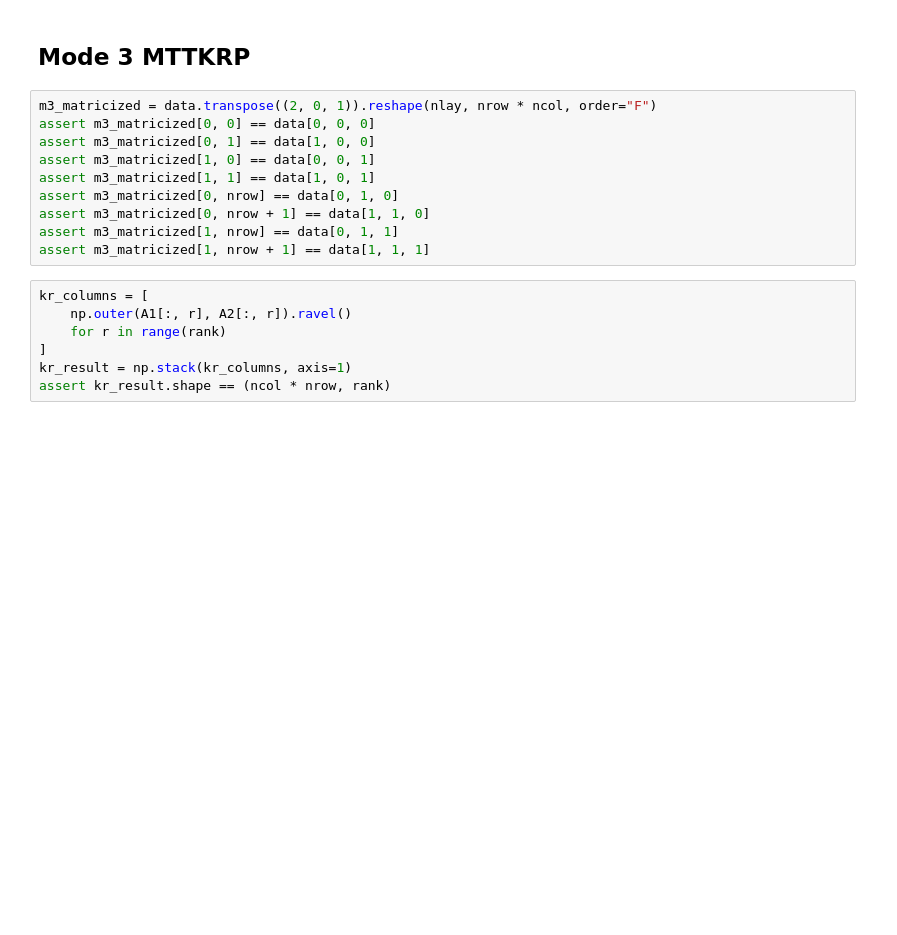
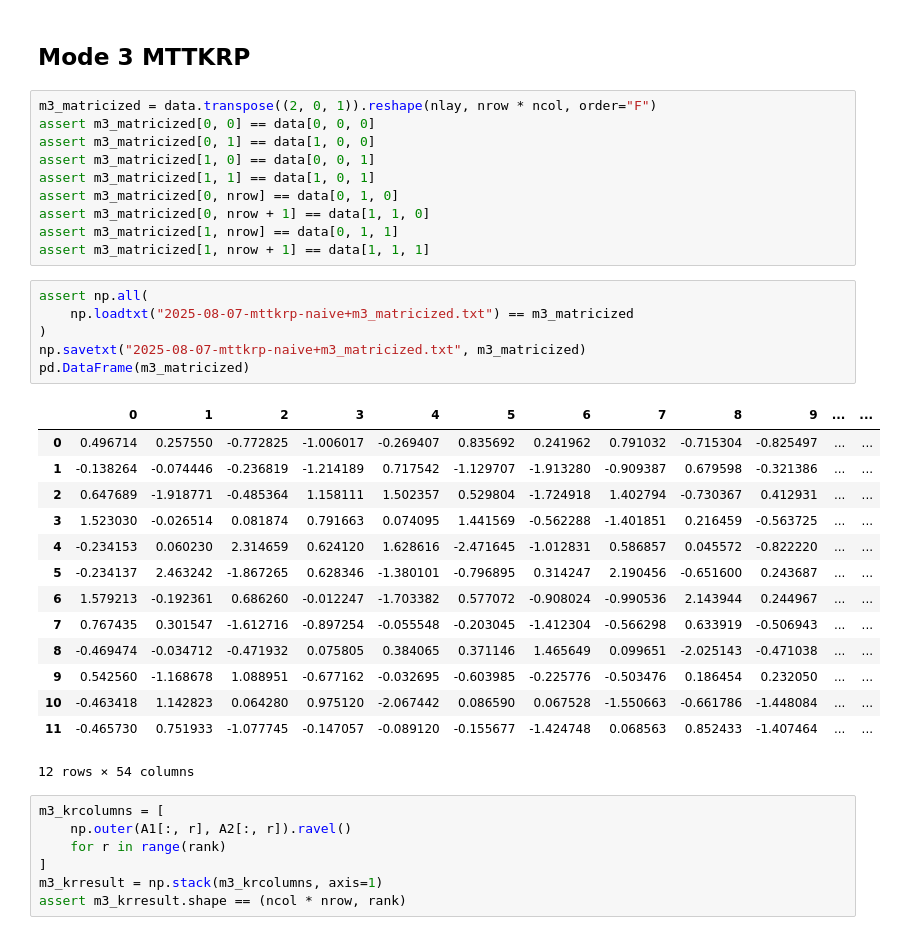
Before and after one commit to mmore500/wse-mttkrp, a Jupyter notebook: binder/2025-08-07-mttkrp-naive.ipynb, the cells around one changed output. Cells and saved outputs as stored; diff of their text form; blank space fills up the shorter version.

Commit message:
Deploying to binder from @ mmore500/wse-mttkrp@eedf7149007c33ee4c64c4e0aa2f6f7c26b51273 🚀

```diff
--- a/binder/2025-08-07-mttkrp-naive.ipynb
+++ b/binder/2025-08-07-mttkrp-naive.ipynb
@@ -178,10 +343,31 @@ assert m3_matricized[0, nrow] == data[0, 1, 0]
 assert m3_matricized[0, nrow + 1] == data[1, 1, 0]
 assert m3_matricized[1, nrow] == data[0, 1, 1]
 assert m3_matricized[1, nrow + 1] == data[1, 1, 1]
+# %%
+assert np.all(
+    np.loadtxt("2025-08-07-mttkrp-naive+m3_matricized.txt") == m3_matricized
+)
+np.savetxt("2025-08-07-mttkrp-naive+m3_matricized.txt", m3_matricized)
+pd.DataFrame(m3_matricized)
+# %% [output]
+|  | 0 | 1 | 2 | 3 | 4 | 5 | 6 | 7 | 8 | 9 | ... | ... |
+| 0 | 0.496714 | 0.257550 | -0.772825 | -1.006017 | -0.269407 | 0.835692 | 0.241962 | 0.791032 | -0.715304 | -0.825497 | ... | ... |
+| 1 | -0.138264 | -0.074446 | -0.236819 | -1.214189 | 0.717542 | -1.129707 | -1.913280 | -0.909387 | 0.679598 | -0.321386 | ... | ... |
+| 2 | 0.647689 | -1.918771 | -0.485364 | 1.158111 | 1.502357 | 0.529804 | -1.724918 | 1.402794 | -0.730367 | 0.412931 | ... | ... |
+| 3 | 1.523030 | -0.026514 | 0.081874 | 0.791663 | 0.074095 | 1.441569 | -0.562288 | -1.401851 | 0.216459 | -0.563725 | ... | ... |
+| 4 | -0.234153 | 0.060230 | 2.314659 | 0.624120 | 1.628616 | -2.471645 | -1.012831 | 0.586857 | 0.045572 | -0.822220 | ... | ... |
+| 5 | -0.234137 | 2.463242 | -1.867265 | 0.628346 | -1.380101 | -0.796895 | 0.314247 | 2.190456 | -0.651600 | 0.243687 | ... | ... |
+| 6 | 1.579213 | -0.192361 | 0.686260 | -0.012247 | -1.703382 | 0.577072 | -0.908024 | -0.990536 | 2.143944 | 0.244967 | ... | ... |
+| 7 | 0.767435 | 0.301547 | -1.612716 | -0.897254 | -0.055548 | -0.203045 | -1.412304 | -0.566298 | 0.633919 | -0.506943 | ... | ... |
+| 8 | -0.469474 | -0.034712 | -0.471932 | 0.075805 | 0.384065 | 0.371146 | 1.465649 | 0.099651 | -2.025143 | -0.471038 | ... | ... |
+| 9 | 0.542560 | -1.168678 | 1.088951 | -0.677162 | -0.032695 | -0.603985 | -0.225776 | -0.503476 | 0.186454 | 0.232050 | ... | ... |
+| 10 | -0.463418 | 1.142823 | 0.064280 | 0.975120 | -2.067442 | 0.086590 | 0.067528 | -1.550663 | -0.661786 | -1.448084 | ... | ... |
+| 11 | -0.465730 | 0.751933 | -1.077745 | -0.147057 | -0.089120 | -0.155677 | -1.424748 | 0.068563 | 0.852433 | -1.407464 | ... | ... |
+12 rows × 54 columns
 # %%
-kr_columns = [
+m3_krcolumns = [
     np.outer(A1[:, r], A2[:, r]).ravel()
     for r in range(rank)
 ]
-kr_result = np.stack(kr_columns, axis=1)
-assert kr_result.shape == (ncol * nrow, rank)
+m3_krresult = np.stack(m3_krcolumns, axis=1)
+assert m3_krresult.shape == (ncol * nrow, rank)
```
Also changed, not shown: parts of 21 cells of this notebook, 15 other files.
